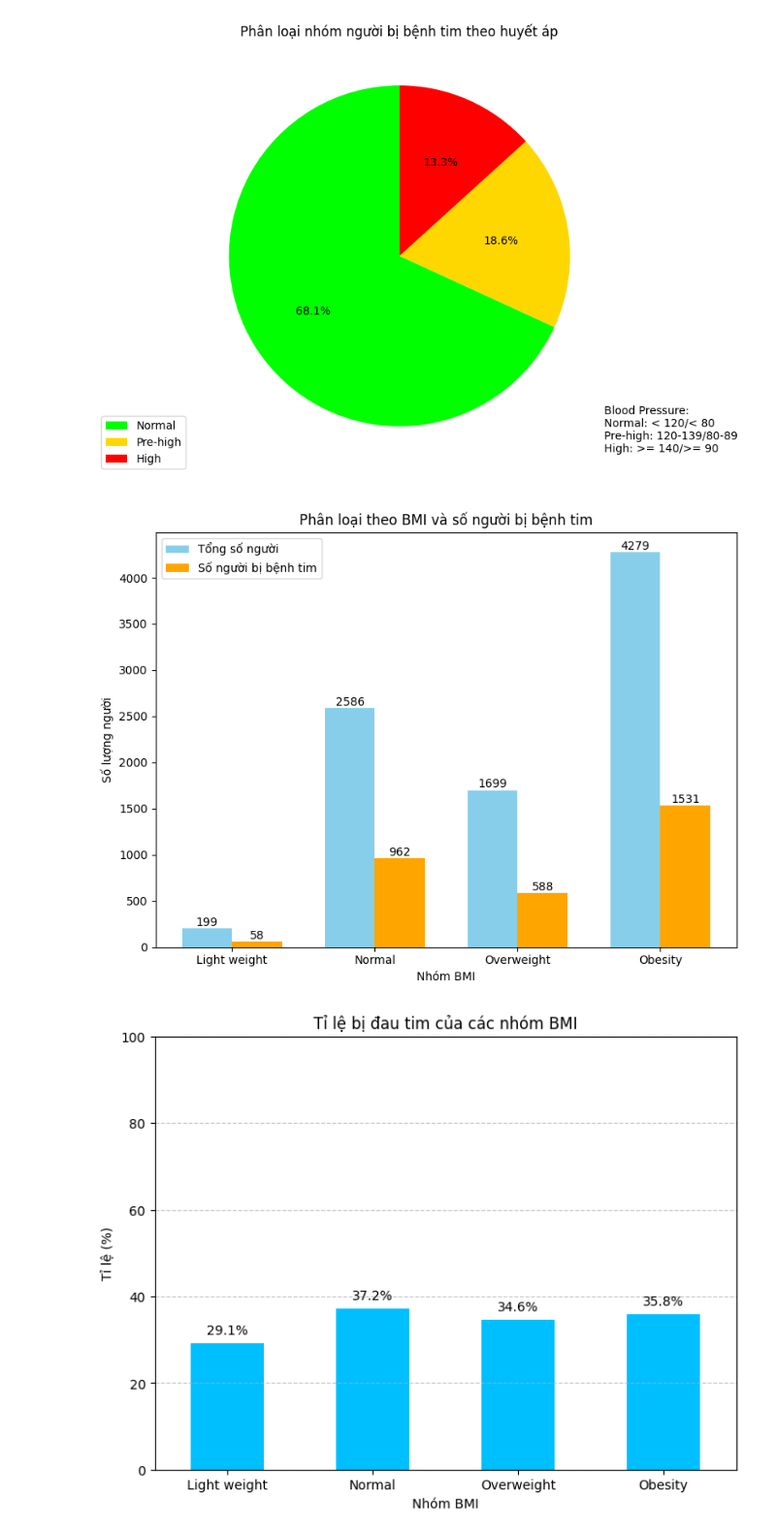
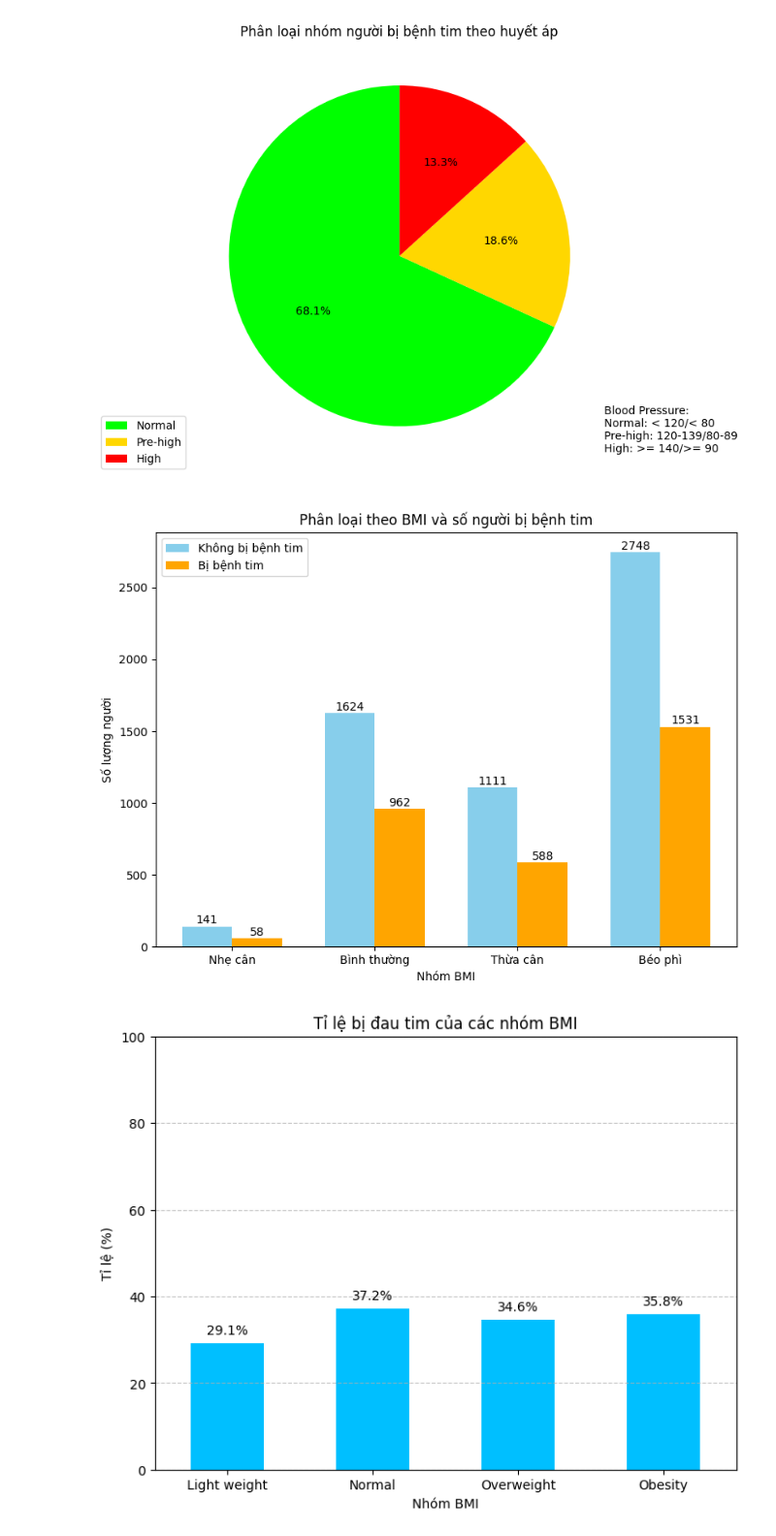
Before and after one commit to thangtrandoan/DataProcessing-Project, a Jupyter notebook: test.ipynb, the cells around one changed output. Shown at 97% size. Drawn from its saved outputs; the diff is of its cells as text; code cells hidden in the pictures.

Commit message:
sửa cột tổng số và việt hóa

```diff
--- a/test.ipynb
+++ b/test.ipynb
@@ -474,20 +480,21 @@ import numpy as np
 
 # Phân loại Heart Rate thành các nhóm
 bins = [0, 60, 125, 140, float('inf')]  # Các mức giới hạn cho các nhóm
-labels = ['Low', 'Normal', 'High', 'Health risks']  # Các nhãn tương ứng với các nhóm
+labels = ['Thấp', 'Bình thường', 'Cao', 'Rủi ro sức khỏe']  # Các nhãn tương ứng với các nhóm
 colors = ['lime', 'aqua', 'orange', 'red']  # Màu sắc cho các nhóm
 
 # Sử dụng pd.cut để phân chia cột Heart Rate thành các nhóm
 hr_category = pd.cut(data['Heart Rate'], bins=bins, labels=labels, ordered=False)
 data['HR_Category'] = hr_category  # Thêm cột phân loại vào dữ liệu
 
-# Đếm tổng số người và số người bị bệnh tim trong mỗi nhóm
+# Đếm số người bị và không bị bệnh tim trong mỗi nhóm
 hr_num = data['HR_Category'].value_counts()  # Tổng số người
 heart_attack_counts = data.groupby('HR_Category')['Heart Attack Risk'].sum()  # Số người bị bệnh tim
+no_heart_attack = hr_num - heart_attack_counts  # Số người không bị bệnh tim
 
 # Chuyển dữ liệu để vẽ
 categories = labels
-total_counts = [hr_num[label] for label in labels]
+no_heart_attack = [no_heart_attack[label] for label in labels]
 heart_attack = [heart_attack_counts[label] for label in labels]
 
 # Vẽ biểu đồ cột nhóm
@@ -495,8 +502,8 @@ x = np.arange(len(categories))  # Vị trí các nhóm
 width = 0.35  # Độ rộng của mỗi cột
 
 fig, ax = plt.subplots(figsize=(8, 6))
-bar1 = ax.bar(x - width/2, total_counts, width, label='Tổng số người', color='skyblue')
-bar2 = ax.bar(x + width/2, heart_attack, width, label='Số người bị bệnh tim', color='orange')
+bar1 = ax.bar(x - width/2, no_heart_attack, width, label='Không bị bệnh tim', color='skyblue')
+bar2 = ax.bar(x + width/2, heart_attack, width, label='Bị bệnh tim', color='orange')
 
 # Thêm nhãn trên mỗi cột
 for bars in [bar1, bar2]:
@@ -672,7 +686,7 @@ plt.show()
 # %%
 # Phân loại BMI thành các nhóm
 bins = [0, 18.49, 24.9, 28.99, float('inf')]  # Các mức giới hạn cho các nhóm
-labels = ['Light weight', 'Normal', 'Overweight', 'Obesity']  # Các nhãn tương ứng với các nhóm
+labels = ['Nhẹ cân', 'Bình thường', 'Thừa cân', 'Béo phì']  # Các nhãn tương ứng với các nhóm
 
 # Sử dụng pd.cut để phân chia cột BMI thành các nhóm
 BMI_category = pd.cut(data['BMI'], bins=bins, labels=labels, ordered=False)
@@ -681,38 +695,41 @@ data['BMI_Category'] = BMI_category  # Thêm cột phân loại vào dữ liệu
 # Tính tổng số người và số người bị bệnh tim trong từng nhóm BMI
 total_counts = data.groupby(BMI_category)['Heart Attack Risk'].count()  # Tổng số người
 heart_attack_counts = data.groupby(BMI_category)['Heart Attack Risk'].sum()  # Số người bị bệnh tim
 
+# Tính số người không bị bệnh tim trong từng nhóm BMI
+no_heart_attack = total_counts - heart_attack_counts  # Số người không bị bệnh tim
+
 # Chuyển đổi dữ liệu thành danh sách cho các nhóm
-categories = ['Light weight', 'Normal', 'Overweight', 'Obesity']
-total_counts = total_counts.reindex(categories).tolist()
+categories = ['Nhẹ cân', 'Bình thường', 'Thừa cân', 'Béo phì']
+no_heart_attack = no_heart_attack.reindex(categories).tolist()
 heart_attack = heart_attack_counts.reindex(categories).tolist()
 
 # Vẽ biểu đồ cột nhóm
 x = np.arange(len(categories))  # Vị trí các nhóm
 width = 0.35  # Độ rộng của mỗi cột
 
 fig, ax = plt.subplots(figsize=(8, 6))
-bar1 = ax.bar(x - width/2, total_counts, width, label='Tổng số người', color='skyblue')
-bar2 = ax.bar(x + width/2, heart_attack, width, label='Số người bị bệnh tim', color='orange')
+bar1 = ax.bar(x - width/2, no_heart_attack, width, label='Không bị bệnh tim', color='skyblue')
+bar2 = ax.bar(x + width/2, heart_attack, width, label='Bị bệnh tim', color='orange')
 
 # Thêm nhãn trên các cột
 for bars in [bar1, bar2]:
     for bar in bars:
         yval = bar.get_height()
         ax.text(bar.get_x() + bar.get_width() / 2, yval + 1, int(yval), ha='center', va='bottom')
 
 # Tùy chỉnh biểu đồ
 ax.set_xlabel('Nhóm BMI')
 ax.set_ylabel('Số lượng người')
 ax.set_title('Phân loại theo BMI và số người bị bệnh tim')
 ax.set_xticks(x)
 ax.set_xticklabels(categories)
 ax.legend()
 
 plt.tight_layout()
 plt.show()
 # %% [output]
-[figure, old version]
+[figure, new version]
 # %%
 # Tính tỉ lệ % người bị bệnh tim trong từng nhóm BMI
 heart_attack_percentage = (heart_attack_counts / total_counts) * 100  # Tỉ lệ %
```
Also changed, not shown: parts of 8 cells of this notebook.
